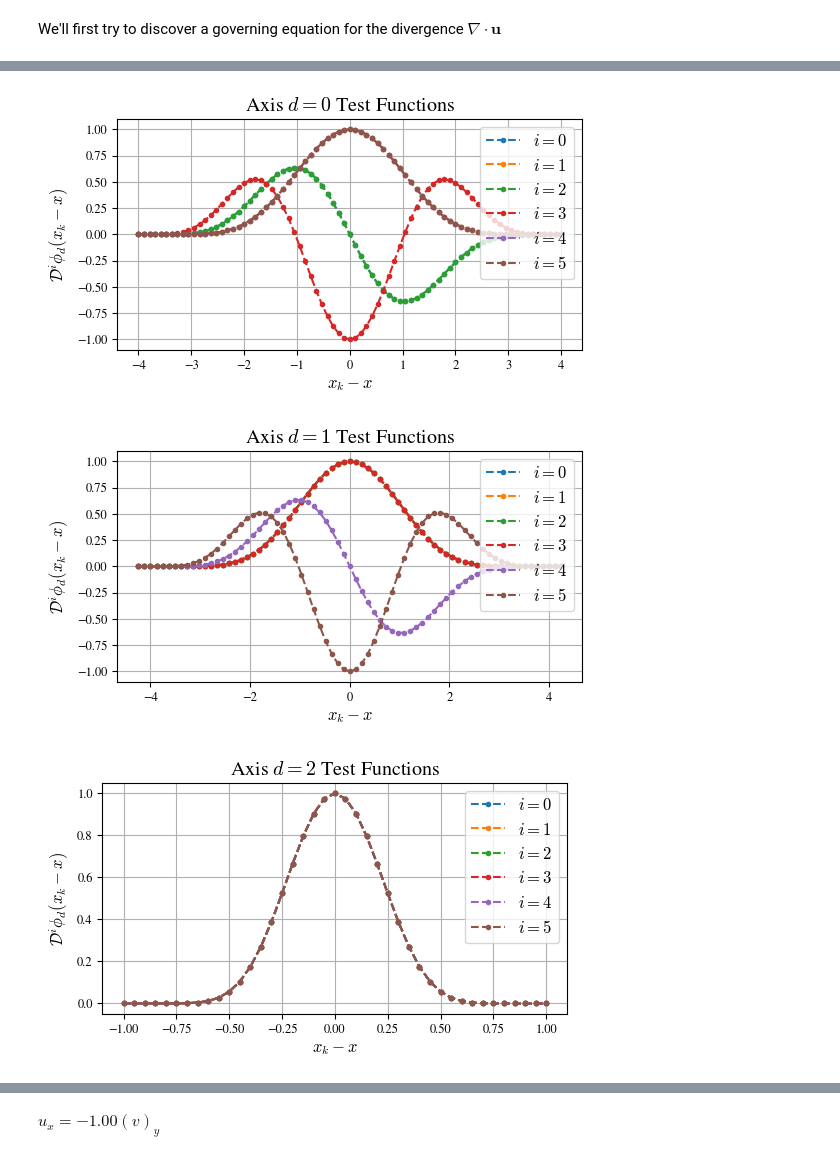
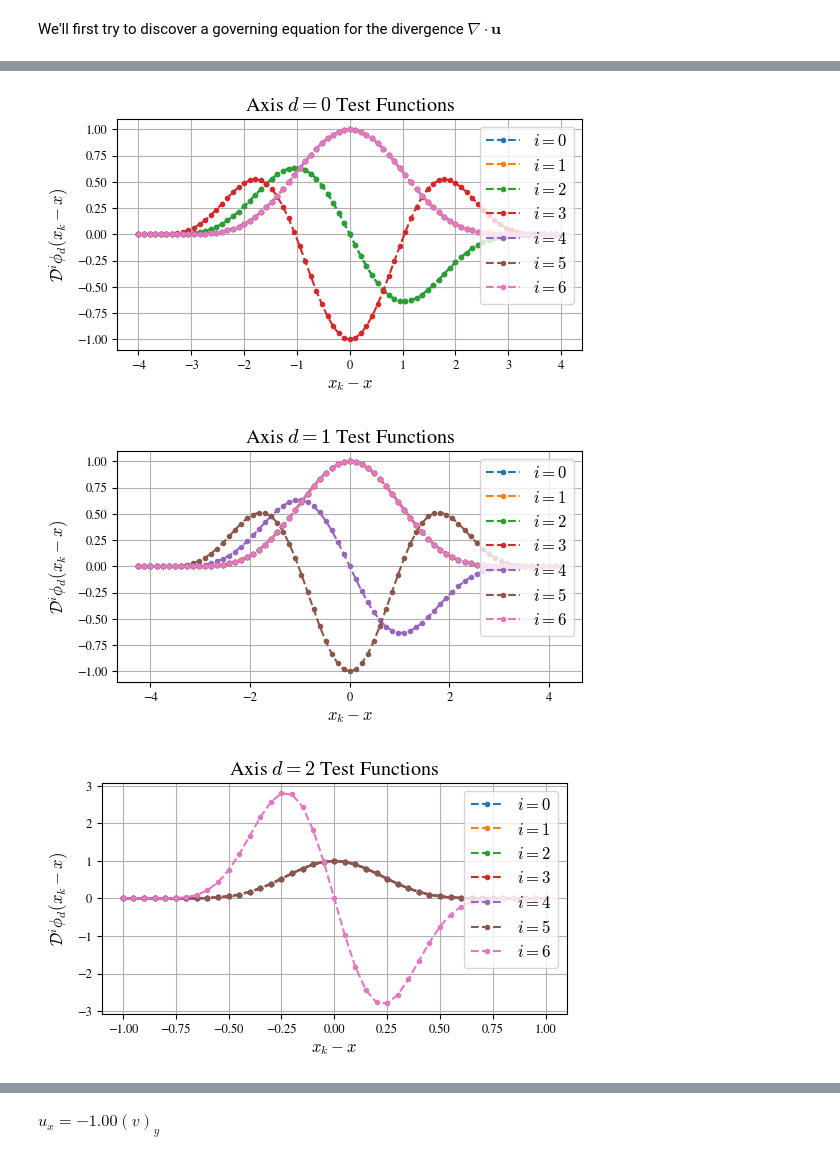
Before and after one commit to MathBioCU/WSINDy4Weather, a Jupyter notebook: wsindy_for_weather_examples.ipynb, the cells around one changed output, grey strips where cells are left out. Drawn from its saved outputs; the diff is of its cells as text; code cells hidden in the pictures.

```diff
--- a/wsindy_for_weather_examples.ipynb
+++ b/wsindy_for_weather_examples.ipynb
@@ -181,34 +159,35 @@ We'll first try to discover a governing equation for the divergence $\nabla \cdo
 # %%
 X = [x,y,t]
 
 vars = [V]
 names = ['u','v']
 
 # Derivatives for test fcns
 alpha = [[1,0,0], # d/dx (lhs)
          [0,0,0], # 1
          [1,0,0], # d/dx
          [2,0,0], # d^2/dx^2
          [0,1,0], # d/dy
-         [0,2,0]] # d^2/dy^2
+         [0,2,0], # d^2/dy^2
+         [0,0,1]] # d/dt
 
 # Powers for homogeneous fcns
-beta = [[0,0],
-        [1,0],
-        [2,0],
-        [0,1],
-        [0,2],
-        [1,1]]
+beta = [[0,0], # 1
+        [1,0], # u
+        [2,0], # u^2
+        [0,1], # v
+        [0,2], # v^2
+        [1,1]] # u * v
 
 model = WSINDy(U, alpha, beta, X, V=vars, names=names)
 # %% [output]
 [figure]
 [figure]
 [figure]
 [figure]
-[figure, old version]
+[figure, new version]
-[figure, old version]
+[figure, new version]
-[figure, old version]
+[figure, new version]
 # %%
 # Create standard library terms
 [G,powers,derivs,rhs_names] = model.create_default_library()
```
Also changed, not shown: parts of 9 cells of this notebook.
